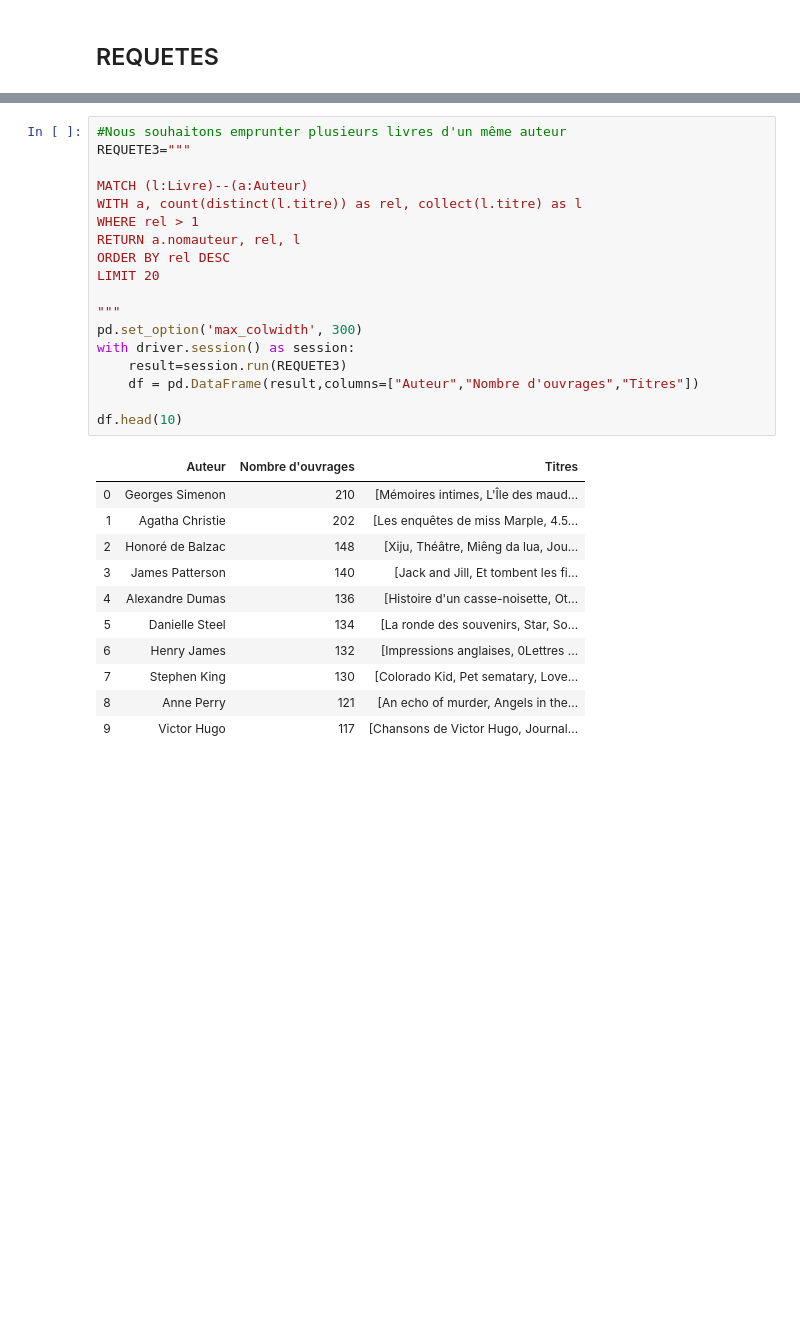
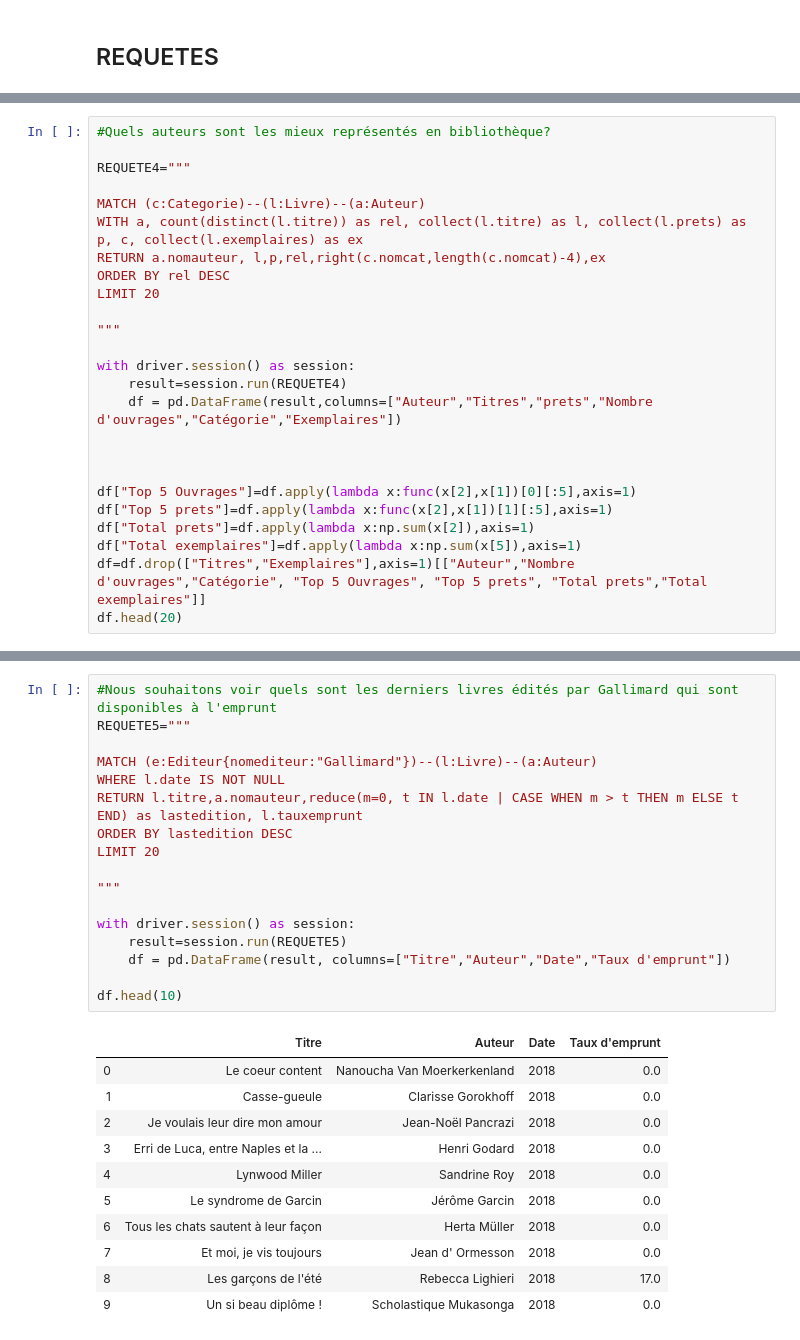
Before and after one commit to Lucadel/Neo4J-Project, a Jupyter notebook: Neo4J_Rendu.ipynb, the cells around one changed output, grey strips where cells are left out. Saved outputs shown, nothing was run; the diff lists cells and outputs as text; blank space fills up the shorter version.

```diff
--- a/Neo4J_Rendu.ipynb
+++ b/Neo4J_Rendu.ipynb
@@ -152,0 +207,25 @@ df.head(10)
+# %%
+#Quels auteurs sont les mieux représentés en bibliothèque?
+
+REQUETE4="""
+
+MATCH (c:Categorie)--(l:Livre)--(a:Auteur)
+WITH a, count(distinct(l.titre)) as rel, collect(l.titre) as l, collect(l.prets) as p, c, collect(l.exemplaires) as ex
+RETURN a.nomauteur, l,p,rel,right(c.nomcat,length(c.nomcat)-4),ex
+ORDER BY rel DESC
+LIMIT 20
+
+"""
+
+with driver.session() as session:
+    result=session.run(REQUETE4)
+    df = pd.DataFrame(result,columns=["Auteur","Titres","prets","Nombre d'ouvrages","Catégorie","Exemplaires"])
+
+
+
+df["Top 5 Ouvrages"]=df.apply(lambda x:func(x[2],x[1])[0][:5],axis=1)
+df["Top 5 prets"]=df.apply(lambda x:func(x[2],x[1])[1][:5],axis=1)
+df["Total prets"]=df.apply(lambda x:np.sum(x[2]),axis=1)
+df["Total exemplaires"]=df.apply(lambda x:np.sum(x[5]),axis=1)
+df=df.drop(["Titres","Exemplaires"],axis=1)[["Auteur","Nombre d'ouvrages","Catégorie", "Top 5 Ouvrages", "Top 5 prets", "Total prets","Total exemplaires"]]
+df.head(20)
@@ -153,30 +250,29 @@ df.head(10)
 # %%
-#Nous souhaitons emprunter plusieurs livres d'un même auteur
-REQUETE3="""
+#Nous souhaitons voir quels sont les derniers livres édités par Gallimard qui sont disponibles à l'emprunt
+REQUETE5="""
 
-MATCH (l:Livre)--(a:Auteur)
-WITH a, count(distinct(l.titre)) as rel, collect(l.titre) as l
-WHERE rel > 1
-RETURN a.nomauteur, rel, l
-ORDER BY rel DESC
+MATCH (e:Editeur{nomediteur:"Gallimard"})--(l:Livre)--(a:Auteur)
+WHERE l.date IS NOT NULL
+RETURN l.titre,a.nomauteur,reduce(m=0, t IN l.date | CASE WHEN m > t THEN m ELSE t END) as lastedition, l.tauxemprunt
+ORDER BY lastedition DESC
 LIMIT 20
 
 """
-pd.set_option('max_colwidth', 300)
+
 with driver.session() as session:
-    result=session.run(REQUETE3)
-    df = pd.DataFrame(result,columns=["Auteur","Nombre d'ouvrages","Titres"])
+    result=session.run(REQUETE5)
+    df = pd.DataFrame(result, columns=["Titre","Auteur","Date","Taux d'emprunt"])
 
 df.head(10)
 # %% [output]
-|  | Auteur | Nombre d'ouvrages | Titres |
-| 0 | Georges Simenon | 210 | [Mémoires intimes, L'Île des maud... |
-| 1 | Agatha Christie | 202 | [Les enquêtes de miss Marple, 4.5... |
-| 2 | Honoré de Balzac | 148 | [Xiju, Théâtre, Miêng da lua, Jou... |
-| 3 | James Patterson | 140 | [Jack and Jill, Et tombent les fi... |
-| 4 | Alexandre Dumas | 136 | [Histoire d'un casse-noisette, Ot... |
-| 5 | Danielle Steel | 134 | [La ronde des souvenirs, Star, So... |
-| 6 | Henry James | 132 | [Impressions anglaises, 0Lettres ... |
-| 7 | Stephen King | 130 | [Colorado Kid, Pet sematary, Love... |
-| 8 | Anne Perry | 121 | [An echo of murder, Angels in the... |
-| 9 | Victor Hugo | 117 | [Chansons de Victor Hugo, Journal... |
+|  | Titre | Auteur | Date | Taux d'emprunt |
+| 0 | Le coeur content | Nanoucha Van Moerkerkenland | 2018 | 0.0 |
+| 1 | Casse-gueule | Clarisse Gorokhoff | 2018 | 0.0 |
+| 2 | Je voulais leur dire mon amour | Jean-Noël Pancrazi | 2018 | 0.0 |
+| 3 | Erri de Luca, entre Naples et la ... | Henri Godard | 2018 | 0.0 |
+| 4 | Lynwood Miller | Sandrine Roy | 2018 | 0.0 |
+| 5 | Le syndrome de Garcin | Jérôme Garcin | 2018 | 0.0 |
+| 6 | Tous les chats sautent à leur façon | Herta Müller | 2018 | 0.0 |
+| 7 | Et moi, je vis toujours | Jean d' Ormesson | 2018 | 0.0 |
+| 8 | Les garçons de l'été | Rebecca Lighieri | 2018 | 17.0 |
+| 9 | Un si beau diplôme ! | Scholastique Mukasonga | 2018 | 0.0 |
```
Also changed, not shown: parts of 12 cells of this notebook, 5 other files.
